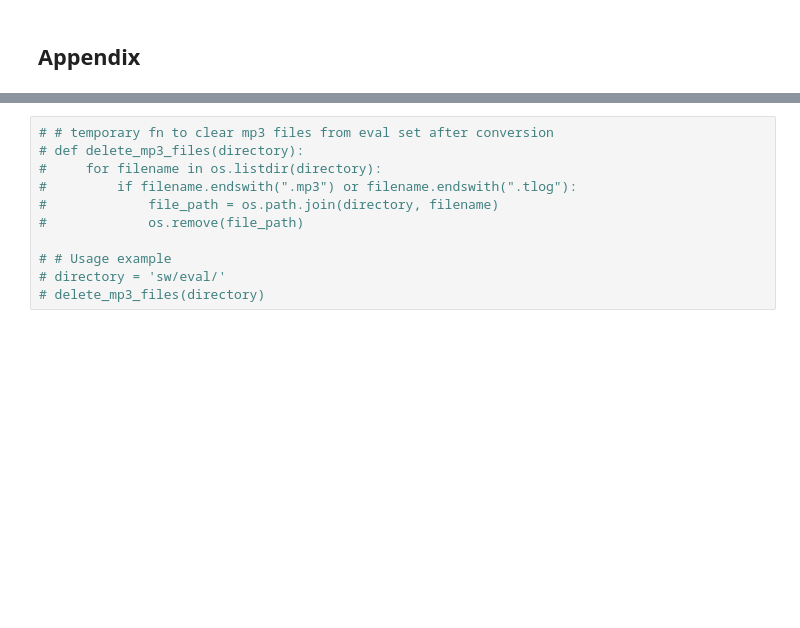
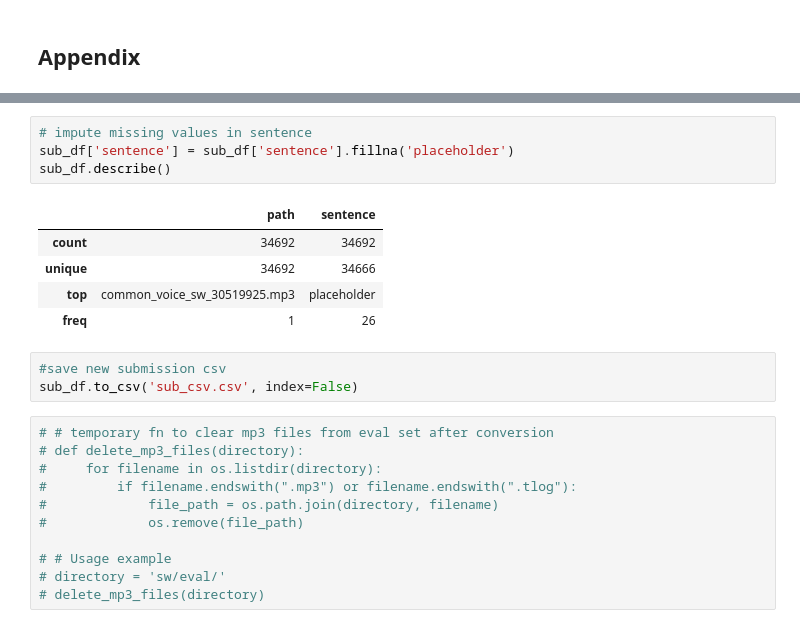
Before and after one commit to R3TR0Quan/swahili-stt-model, a Jupyter notebook: coqui-notebook.ipynb, the cells around one changed output, grey strips where cells are left out. Drawn from its saved outputs; the diff is of its cells as text; blank space fills up the shorter version.

```diff
--- a/coqui-notebook.ipynb
+++ b/coqui-notebook.ipynb
@@ -440,3 +450,16 @@ I Loading variable from checkpoint: layer_5/weights
+# %%
+# impute missing values in sentence
+sub_df['sentence'] = sub_df['sentence'].fillna('placeholder')
+sub_df.describe()
+# %% [output]
+|  | path | sentence |
+| count | 34692 | 34692 |
+| unique | 34692 | 34666 |
+| top | common_voice_sw_30519925.mp3 | placeholder |
+| freq | 1 | 26 |
+# %%
+#save new submission csv
+sub_df.to_csv('sub_csv.csv', index=False)
 # %%
 # # temporary fn to clear mp3 files from eval set after conversion
 # def delete_mp3_files(directory):
```
Also changed, not shown: parts of 1 cell of this notebook, 4 other files.
